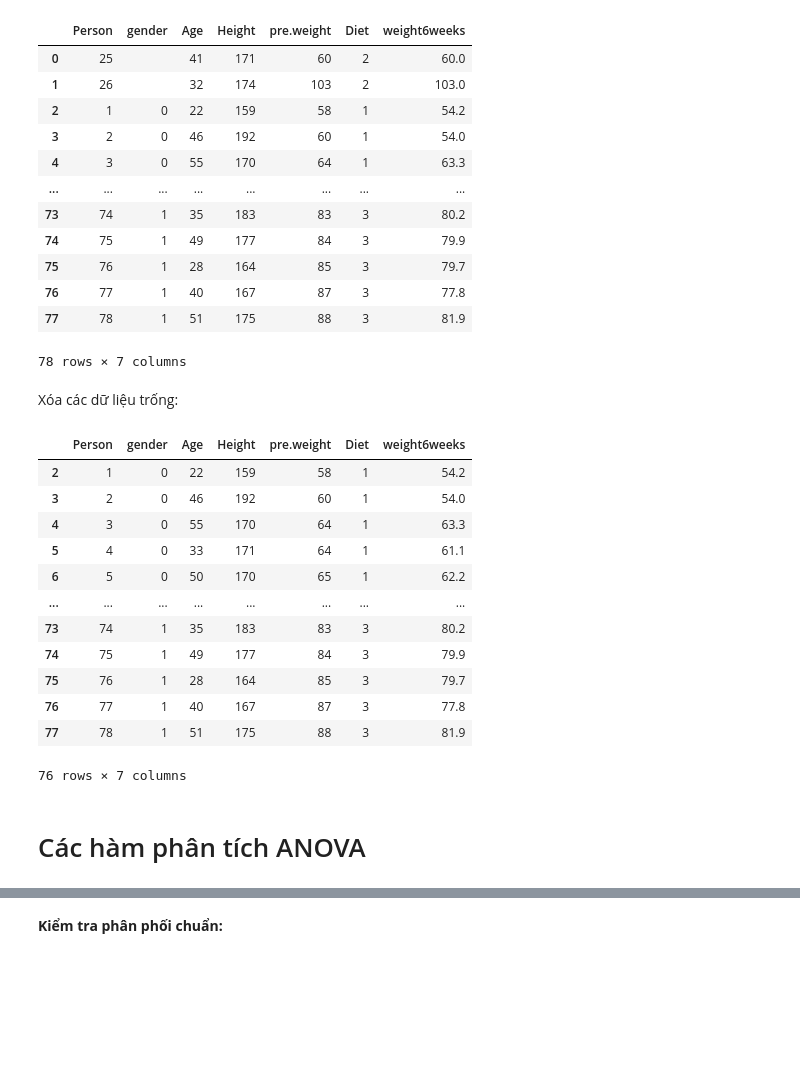
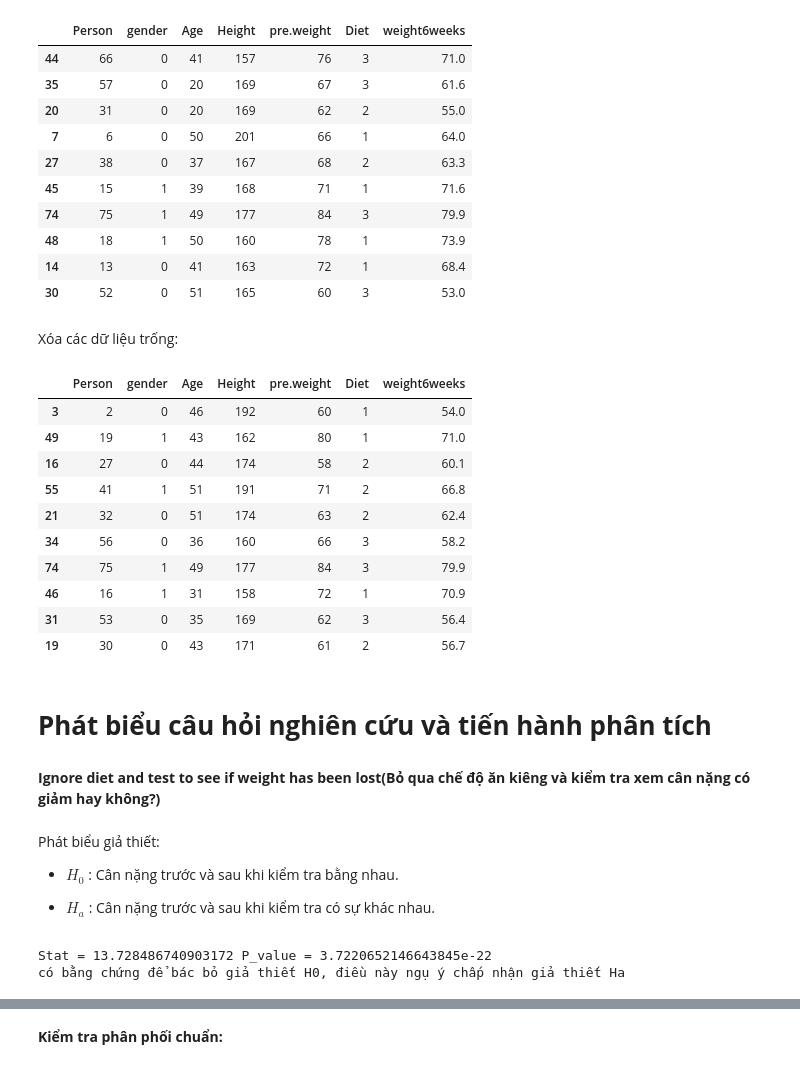
Before and after one commit to lmquann/DoAnPTDLPython2022, a Jupyter notebook: DOAN_ThongKeSuyDien.ipynb, the cells around one changed output, grey strips where cells are left out. Saved outputs shown, nothing was run; the diff lists cells and outputs as text; code cells hidden in the pictures; blank space fills up the shorter version.

Commit message:
Được tạo bằng Colaboratory

```diff
--- a/DOAN_ThongKeSuyDien.ipynb
+++ b/DOAN_ThongKeSuyDien.ipynb
@@ -10,39 +7,55 @@ import seaborn as sns
 # %%
 df = pd.read_csv("/content/Diet_R.csv")
-df
+df.sample(10)
 # %% [output]
 |  | Person | gender | Age | Height | pre.weight | Diet | weight6weeks |
-| 0 | 25 |  | 41 | 171 | 60 | 2 | 60.0 |
-| 1 | 26 |  | 32 | 174 | 103 | 2 | 103.0 |
-| 2 | 1 | 0 | 22 | 159 | 58 | 1 | 54.2 |
-| 3 | 2 | 0 | 46 | 192 | 60 | 1 | 54.0 |
-| 4 | 3 | 0 | 55 | 170 | 64 | 1 | 63.3 |
-| ... | ... | ... | ... | ... | ... | ... | ... |
-| 73 | 74 | 1 | 35 | 183 | 83 | 3 | 80.2 |
+| 44 | 66 | 0 | 41 | 157 | 76 | 3 | 71.0 |
+| 35 | 57 | 0 | 20 | 169 | 67 | 3 | 61.6 |
+| 20 | 31 | 0 | 20 | 169 | 62 | 2 | 55.0 |
+| 7 | 6 | 0 | 50 | 201 | 66 | 1 | 64.0 |
+| 27 | 38 | 0 | 37 | 167 | 68 | 2 | 63.3 |
+| 45 | 15 | 1 | 39 | 168 | 71 | 1 | 71.6 |
 | 74 | 75 | 1 | 49 | 177 | 84 | 3 | 79.9 |
-| 75 | 76 | 1 | 28 | 164 | 85 | 3 | 79.7 |
-| 76 | 77 | 1 | 40 | 167 | 87 | 3 | 77.8 |
-| 77 | 78 | 1 | 51 | 175 | 88 | 3 | 81.9 |
+| 48 | 18 | 1 | 50 | 160 | 78 | 1 | 73.9 |
+| 14 | 13 | 0 | 41 | 163 | 72 | 1 | 68.4 |
+| 30 | 52 | 0 | 51 | 165 | 60 | 3 | 53.0 |
-78 rows × 7 columns
 # %% [markdown]
 Xóa các dữ liệu trống:
 # %%
-df.replace(" ", np.nan, inplace=True) #chuyển đổi các ô trống sang NaN
-df.dropna() #Xóa các hàng có giá trị NaN
-df
+#Chuyển đổi các ô trống sang NaN
+df.replace(" ", np.nan, inplace=True)
+#Xóa các hàng có giá trị NaN
+df.dropna(inplace=True)
+df.sample(10)
 # %% [output]
 |  | Person | gender | Age | Height | pre.weight | Diet | weight6weeks |
-| 2 | 1 | 0 | 22 | 159 | 58 | 1 | 54.2 |
 | 3 | 2 | 0 | 46 | 192 | 60 | 1 | 54.0 |
-| 4 | 3 | 0 | 55 | 170 | 64 | 1 | 63.3 |
-| 5 | 4 | 0 | 33 | 171 | 64 | 1 | 61.1 |
-| 6 | 5 | 0 | 50 | 170 | 65 | 1 | 62.2 |
-| ... | ... | ... | ... | ... | ... | ... | ... |
-| 73 | 74 | 1 | 35 | 183 | 83 | 3 | 80.2 |
+| 49 | 19 | 1 | 43 | 162 | 80 | 1 | 71.0 |
+| 16 | 27 | 0 | 44 | 174 | 58 | 2 | 60.1 |
+| 55 | 41 | 1 | 51 | 191 | 71 | 2 | 66.8 |
+| 21 | 32 | 0 | 51 | 174 | 63 | 2 | 62.4 |
+| 34 | 56 | 0 | 36 | 160 | 66 | 3 | 58.2 |
 | 74 | 75 | 1 | 49 | 177 | 84 | 3 | 79.9 |
-| 75 | 76 | 1 | 28 | 164 | 85 | 3 | 79.7 |
-| 76 | 77 | 1 | 40 | 167 | 87 | 3 | 77.8 |
-| 77 | 78 | 1 | 51 | 175 | 88 | 3 | 81.9 |
+| 46 | 16 | 1 | 31 | 158 | 72 | 1 | 70.9 |
+| 31 | 53 | 0 | 35 | 169 | 62 | 3 | 56.4 |
+| 19 | 30 | 0 | 43 | 171 | 61 | 2 | 56.7 |
-76 rows × 7 columns
-# %% [markdown]
-# Các hàm phân tích ANOVA
+# %% [markdown]
+# **Phát biểu câu hỏi nghiên cứu và tiến hành phân tích**
+# %% [markdown]
+**Ignore diet and test to see if weight has been lost(Bỏ qua chế độ ăn kiêng và kiểm tra xem cân nặng có giảm hay không?)**
+# %% [markdown]
+Phát biểu giả thiết:
+
++ $H_0$ : Cân nặng trước và sau khi kiểm tra bằng nhau.
+
++ $H_a$ : Cân nặng trước và sau khi kiểm tra có sự khác nhau.
+# %%
+ttest_score, p = st.ttest_rel(df["pre.weight"], df["weight6weeks"])
+print("Stat =", ttest_score, "P_value =", p)
+if p > 0.05:
+    print("không có bằng chứng để bác bỏ giả thiết H0")
+else:
+    print("có bằng chứng để bác bỏ giả thiết H0, điều này ngụ ý chấp nhận giả thiết Ha")
+# %% [output]
+Stat = 13.728486740903172 P_value = 3.7220652146643845e-22
+có bằng chứng để bác bỏ giả thiết H0, điều này ngụ ý chấp nhận giả thiết Ha
```
Also changed, not shown: parts of 24 cells of this notebook.
